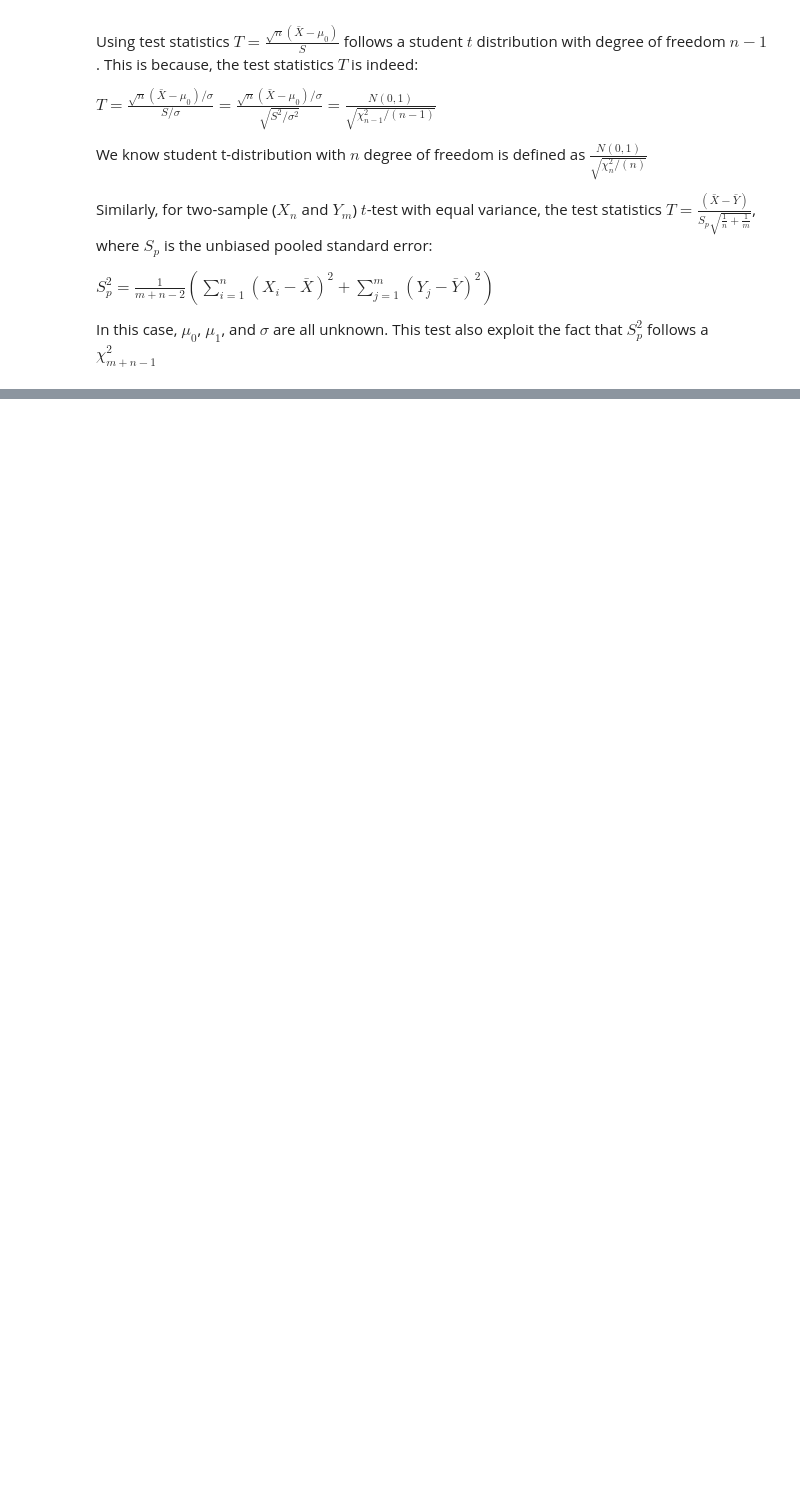
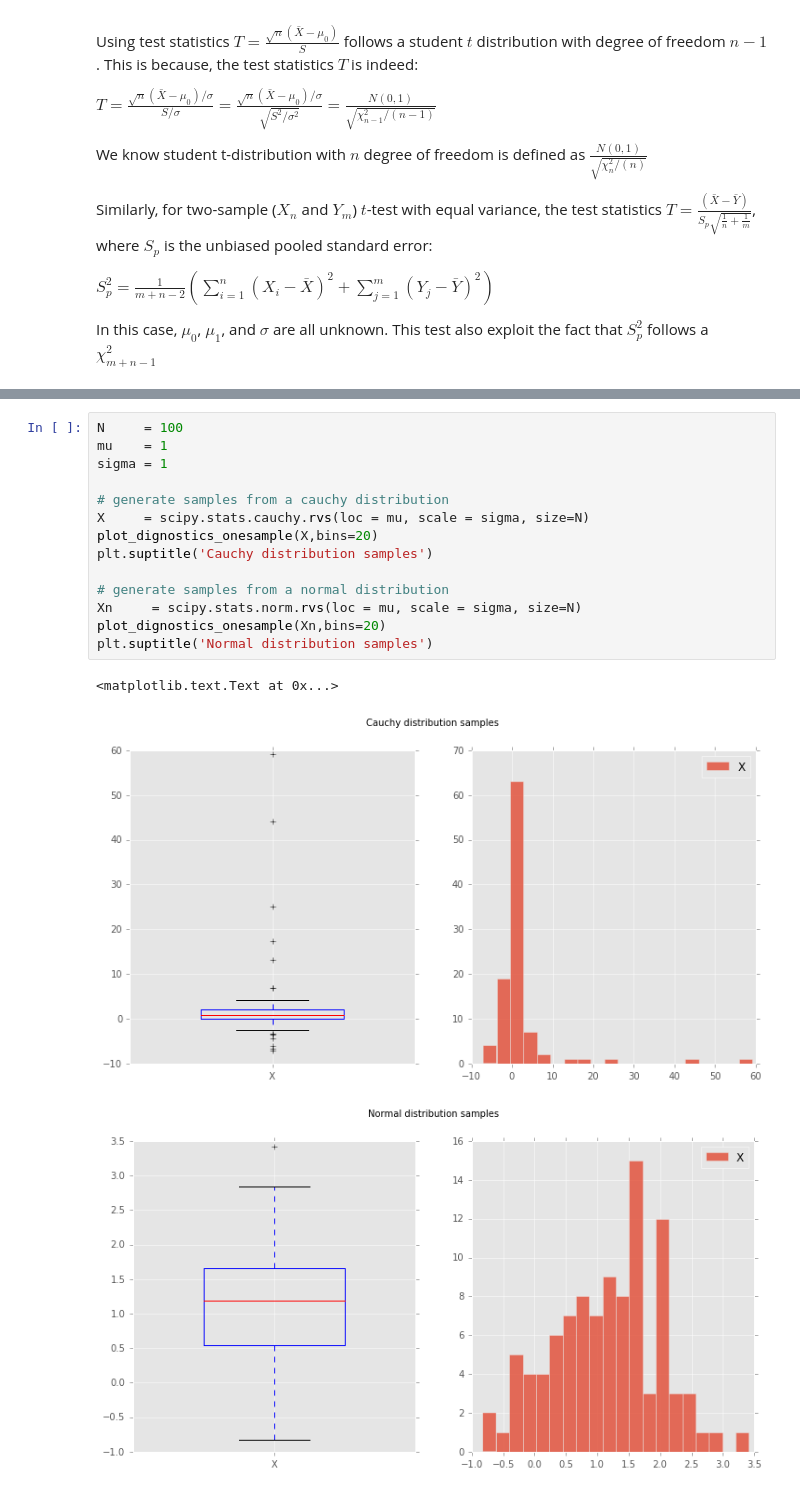
Before and after one commit to chaovite/hypotest, a Jupyter notebook: hypotests_practice_01.ipynb, the cells around one changed output, grey strips where cells are left out. Drawn from its saved outputs; the diff is of its cells as text; blank space fills up the shorter version.

```diff
--- a/hypotests_practice_01.ipynb
+++ b/hypotests_practice_01.ipynb
@@ -186,0 +209,18 @@ Observed mean:  1.00129, 95% Confidence Interval for keeping H0: [-4.12034 ,  4.
+# %%
+N     = 100
+mu    = 1
+sigma = 1
+
+# generate samples from a cauchy distribution
+X     = scipy.stats.cauchy.rvs(loc = mu, scale = sigma, size=N)
+plot_dignostics_onesample(X,bins=20)
+plt.suptitle('Cauchy distribution samples')
+
+# generate samples from a normal distribution
+Xn     = scipy.stats.norm.rvs(loc = mu, scale = sigma, size=N)
+plot_dignostics_onesample(Xn,bins=20)
+plt.suptitle('Normal distribution samples')
+# %% [output]
+<matplotlib.text.Text at 0x...>
+[figure, added]
+[figure, added]
```
Also changed, not shown: parts of 13 cells of this notebook.
